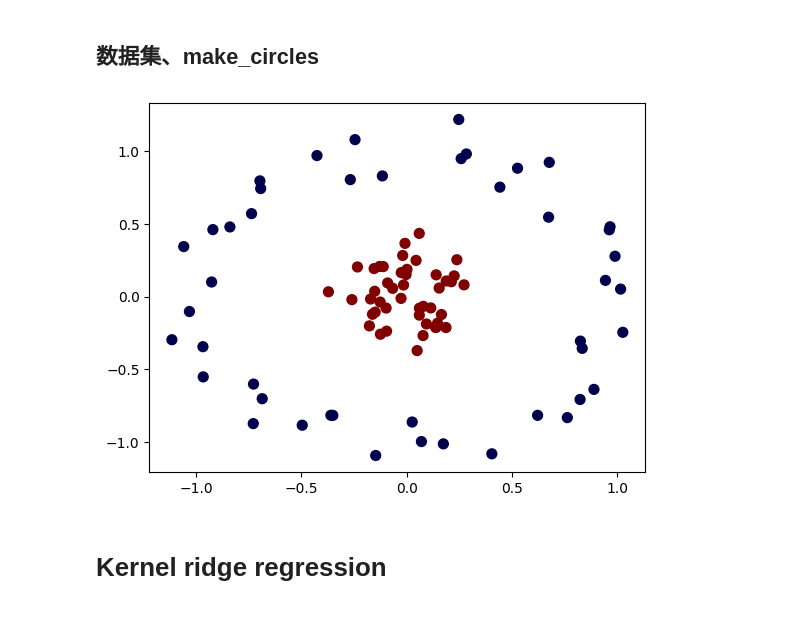
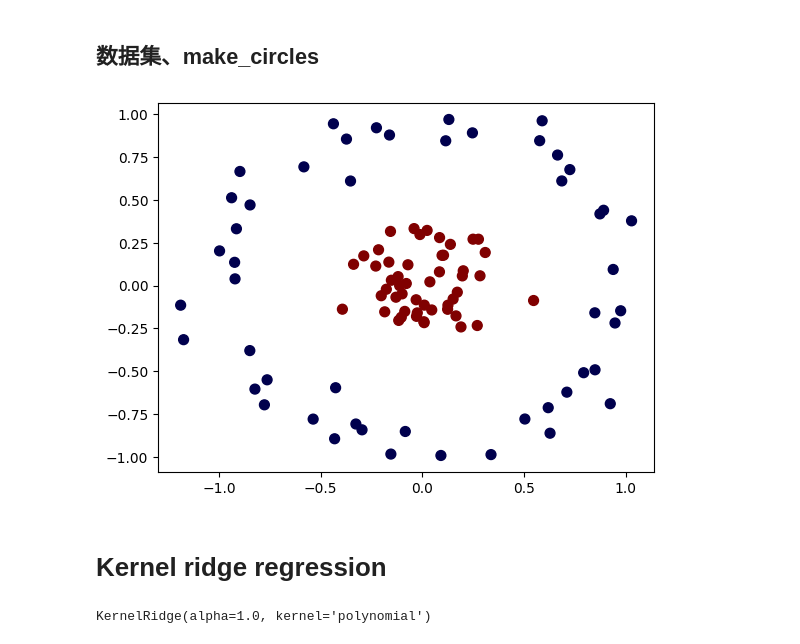
Before and after one commit to xplutoy/yx-drafts, a Jupyter notebook: intro_scipy.ipynb, the cells around one changed output. Saved outputs shown, nothing was run; the diff lists cells and outputs as text; code cells hidden in the pictures.

Commit message:
kernel ridge

```diff
--- a/intro_scipy.ipynb
+++ b/intro_scipy.ipynb
@@ -7,11 +8,12 @@ import matplotlib.pyplot as plt
 ## 数据集、make_circles
 # %%
 from sklearn.datasets import make_circles
+from sklearn.model_selection import train_test_split
 
-X, y = make_circles(90, factor=0.2, noise=0.1)
+X, y = make_circles(100, factor=0.2, noise=0.1)
 plt.scatter(X[:, 0], X[:, 1], c=y, s=50, cmap="seismic")
 plt.show()
 # %% [output]
-[figure, old version]
+[figure, new version]
 # %% [markdown]
 # Kernel ridge regression
@@ -19,0 +20,9 @@ from sklearn.kernel_ridge import KernelRidge
+# %%
+from sklearn.kernel_ridge import KernelRidge
+from sklearn.metrics.pairwise import polynomial_kernel
+X_train, X_test, y_train, y_test = train_test_split(X, y, stratify=y)
+
+krr = KernelRidge(alpha=1.0, kernel='polynomial')
+krr.fit(X_train,y_train)
+# %% [output]
+KernelRidge(alpha=1.0, kernel='polynomial')
```
Also changed, not shown: parts of 3 cells of this notebook.
